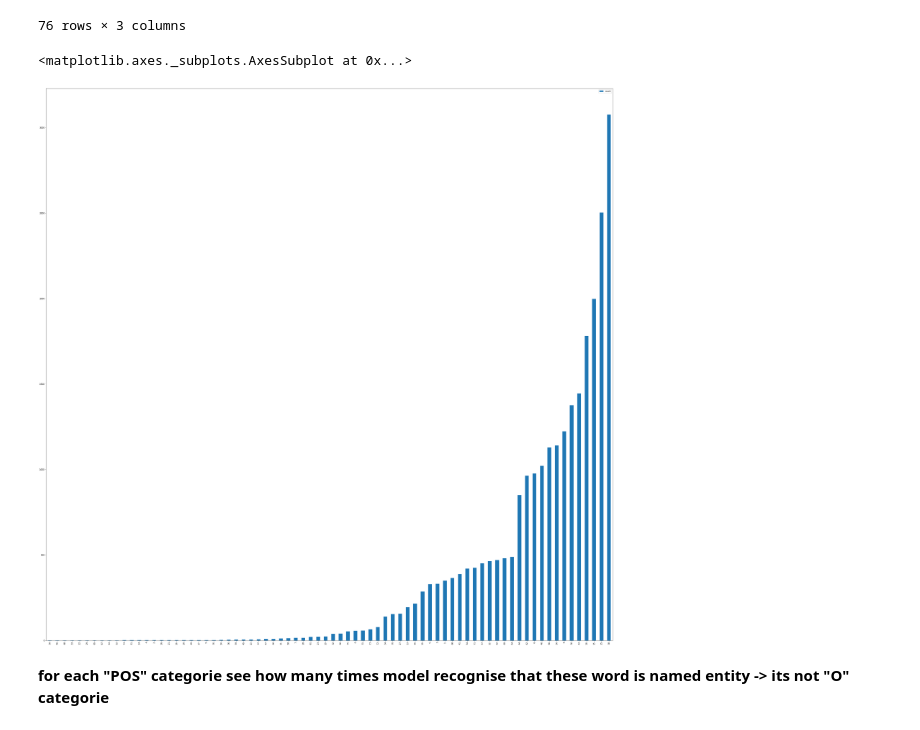
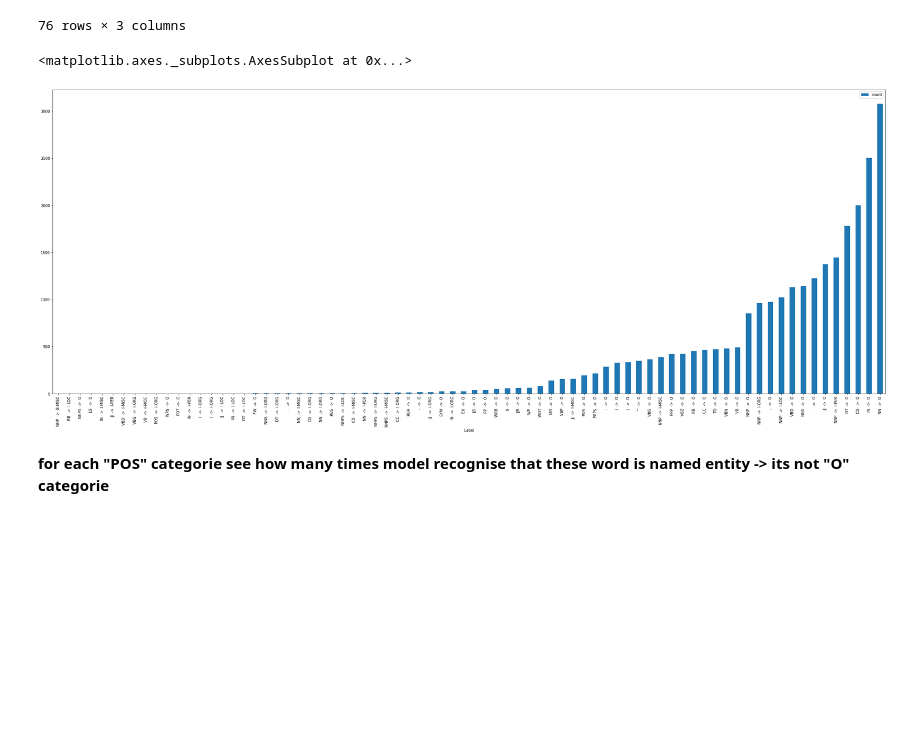
Before and after one commit to MohamadNasser7/MohamadNasser7, a Jupyter notebook: BigDataBouns.ipynb, the cells around one changed output. Cells and saved outputs as stored; diff of their text form; code cells hidden in the pictures; blank space fills up the shorter version.

```diff
--- a/BigDataBouns.ipynb
+++ b/BigDataBouns.ipynb
@@ -284,11 +285,13 @@ stats
 | 25 | IN | O | 2503 |
 | 38 | NN | O | 3075 |
 76 rows × 3 columns
-# %%
-stats.plot.bar(figsize=(50, 50))
-# %% [output]
-<matplotlib.axes._subplots.AxesSubplot at 0x...>
-[figure, removed]
+# %%
+stats["Label"]= stats["POS"]+ "  ->  " +stats["NER"]
+stats
+stats.plot.bar(x='Label',y="count",figsize=(40,15))
+# %% [output]
+<matplotlib.axes._subplots.AxesSubplot at 0x...>
+[figure, added]
 # %% [markdown]
 **for each "POS" categorie  see how many times model recognise that these word is named entity -> its not "O" categorie**
 # %%
```
Also changed, not shown: parts of 8 cells of this notebook.
